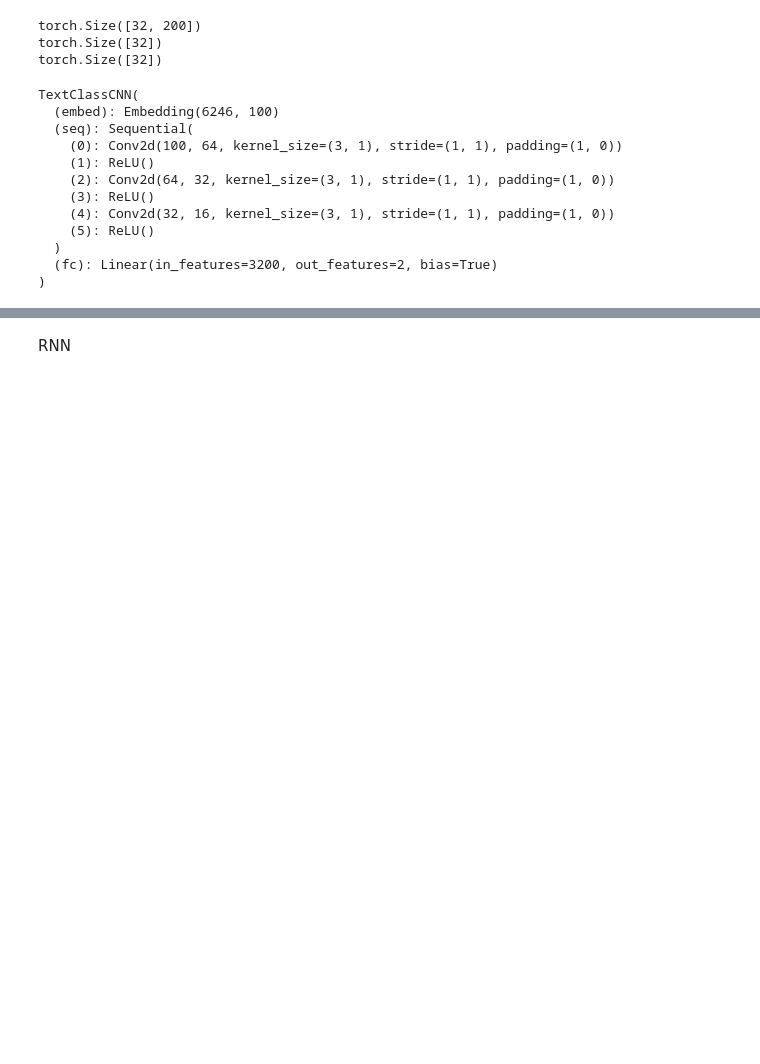
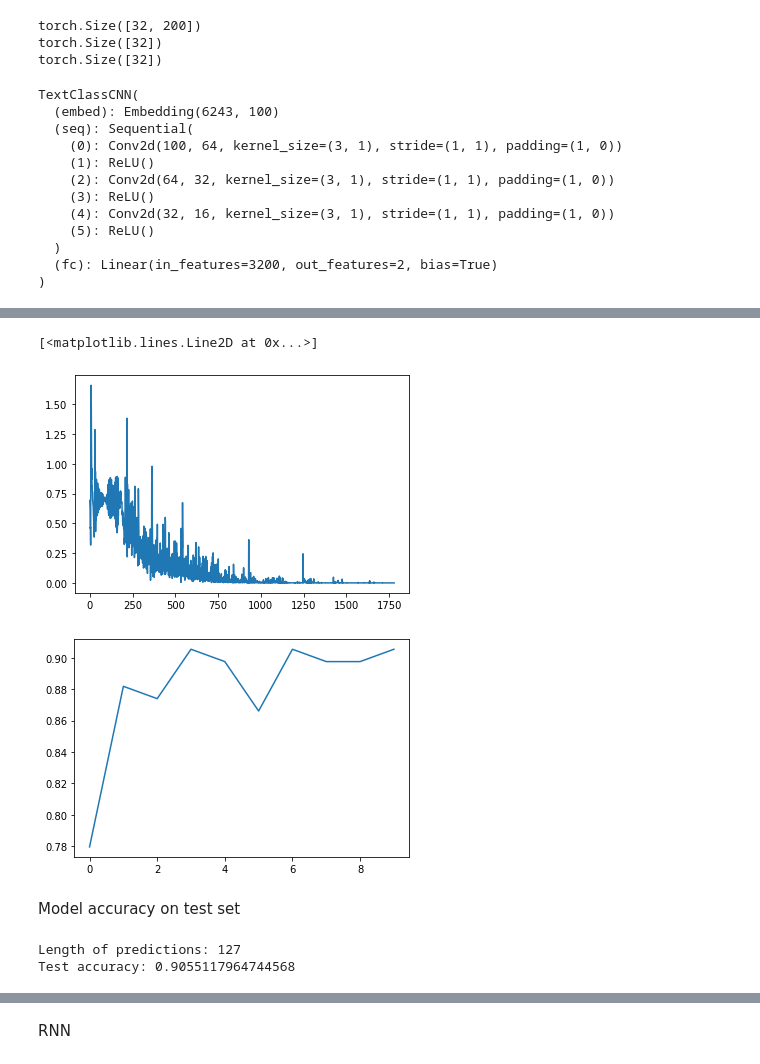
Before and after one commit to paulhkang/pied-paper-ml, a Jupyter notebook: text_classification.ipynb, the cells around one changed output, grey strips where cells are left out. Cells and saved outputs as stored; diff of their text form; code cells hidden in the pictures; blank space fills up the shorter version.

```diff
--- a/text_classification.ipynb
+++ b/text_classification.ipynb
@@ -291,5 +224,8 @@ Test of embedding layer, for debugging purposes
 embedding = nn.Embedding(len(vocab), 100)
 input = torch.LongTensor([[1,2,3,4,5],[6,7,8,9,10]])
 print(embedding(input).shape)
+out = embedding(input)
+# out = embedding(input)[:, -1, :]
+print(out.shape)
 # %% [output]
 torch.Size([2, 5, 100])
@@ -406,7 +474,7 @@ criterion = nn.CrossEntropyLoss()
 print(cnn_model)
 # %% [output]
 TextClassCNN(
-  (embed): Embedding(6246, 100)
+  (embed): Embedding(6243, 100)
   (seq): Sequential(
     (0): Conv2d(100, 64, kernel_size=(3, 1), stride=(1, 1), padding=(1, 0))
     (1): ReLU()
@@ -417,3 +485,19 @@ TextClassCNN(
   )
   (fc): Linear(in_features=3200, out_features=2, bias=True)
 )
+# %%
+epochs = 10
+tot_losses = []
+accuracies = []
+
+for epoch in range(epochs):
+  losses = train_model(cnn_model, train_iter, device)
+  tot_losses.extend(losses)
+  accuracy = evaluate_model(cnn_model, valid_iter, device)
+  accuracies.append(accuracy)
+
+plt.figure()
+plt.plot(tot_losses)
+plt.figure()
+plt.plot(accuracies)
+# %% [output]
@@ -419,0 +521,11 @@ TextClassCNN(
+[<matplotlib.lines.Line2D at 0x...>]
+[figure, added]
+[figure, added]
+# %% [markdown]
+Model accuracy on test set
+# %%
+test_acc = evaluate_model(cnn_model, test_iter, device)
+print(f"Test accuracy: {test_acc}")
+# %% [output]
+Length of predictions: 127
+Test accuracy: 0.9055117964744568
```
Also changed, not shown: parts of 41 cells of this notebook, 1 other file.
